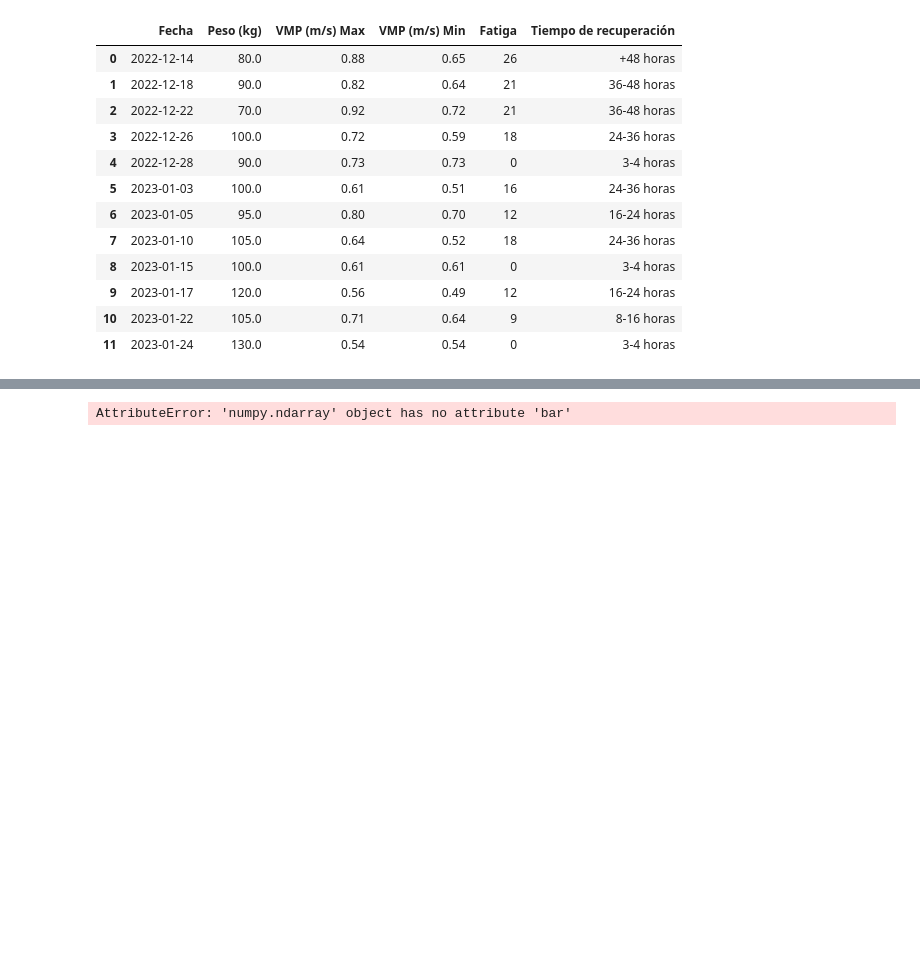
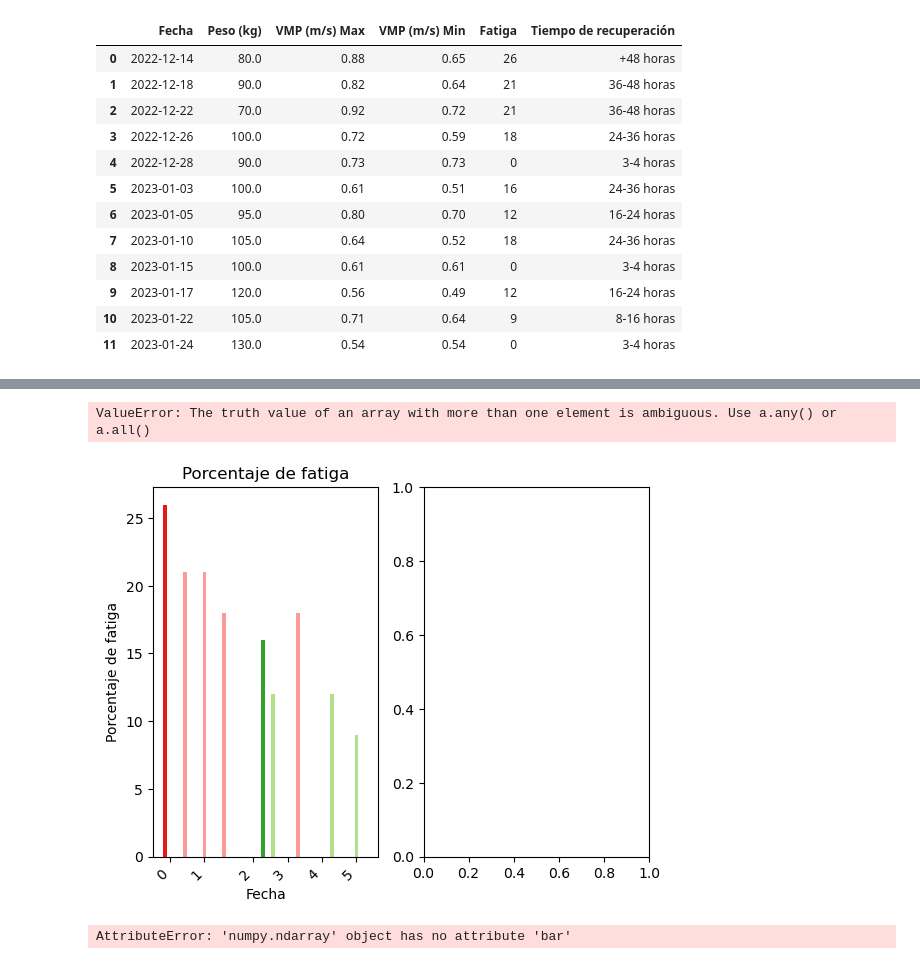
Before and after one commit to Yermanama/Analisis-Datos-Entreno, a Jupyter notebook: AnalisisDatosEntrenos.ipynb, the cells around one changed output, grey strips where cells are left out. Cells and saved outputs as stored; diff of their text form; code cells hidden in the pictures; blank space fills up the shorter version.

```diff
--- a/AnalisisDatosEntrenos.ipynb
+++ b/AnalisisDatosEntrenos.ipynb
@@ -256,3 +255,21 @@ ax[0].bar(df_max_peso["Fecha"], df_max_peso["Fatiga"], color = colors)
+# %%
+fig, ax = plt.subplots(1,2)
+#Figura 1, Porcentajes de fatiga
+ax[0].bar( df_max_peso["Fecha"], df_max_peso["Fatiga"], color = colors)
+ax[0].set_xlabel("Fecha")
+ax[0].set_ylabel("Porcentaje de fatiga")
+ax[0].set_title("Porcentaje de fatiga")
+ax[0].set_xticklabels(df_max_peso.index, rotation=45, ha='right')
+ax[0].set_xlabel(df_max_peso.index)
+#Figura 2, tiempos de recuperación
+ax[1].bar(df_max_peso["Fecha"], df_max_peso["Tiempo de recuperación"], color = colors)
+ax[1].set_xlabel("Fecha")
+ax[1].set_ylabel("Tiempo de recuperación")
+ax[1].set_title("Tiempo de recuperación")
+ax[1].set_xticklabels(df_max_peso.index, rotation=45, ha='right')
+# %% [output]
+ValueError: The truth value of an array with more than one element is ambiguous. Use a.any() or a.all()
+[figure, added]
 # %%
 fig, ax = plt.subplots(1,2)
 ax.bar(df_max_peso["Fecha"], df_max_peso["Fatiga"], color = colors, label=df_max_peso["Tiempo de recuperación"])
```
Also changed, not shown: parts of 2 cells of this notebook.
